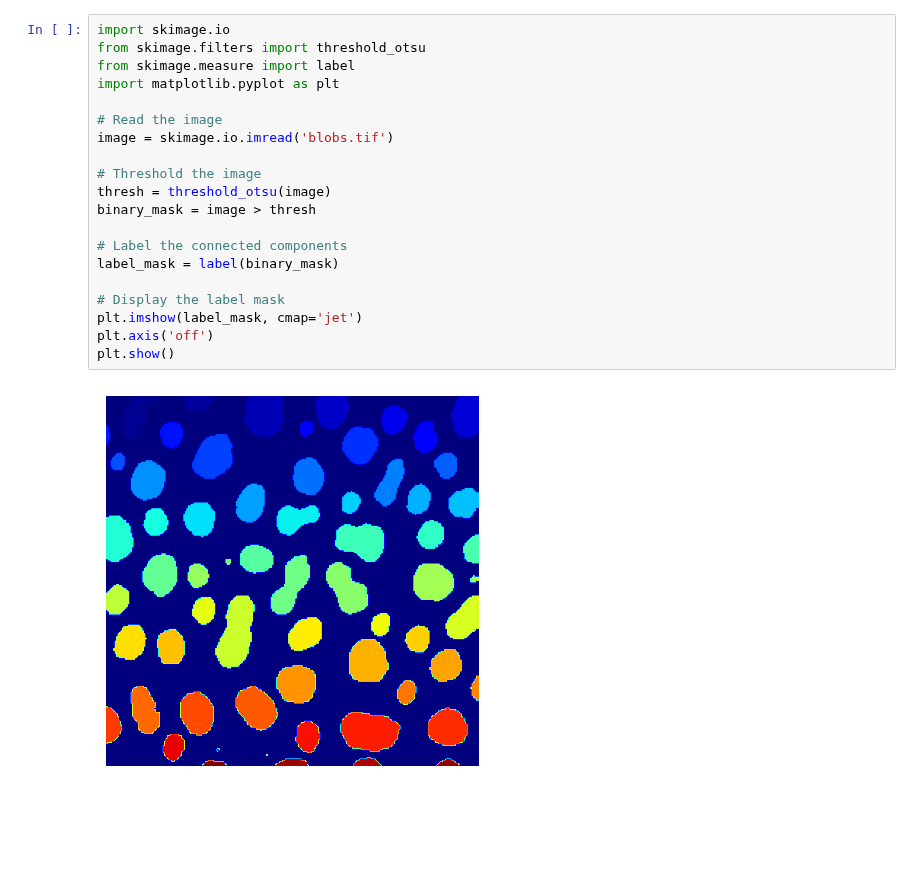
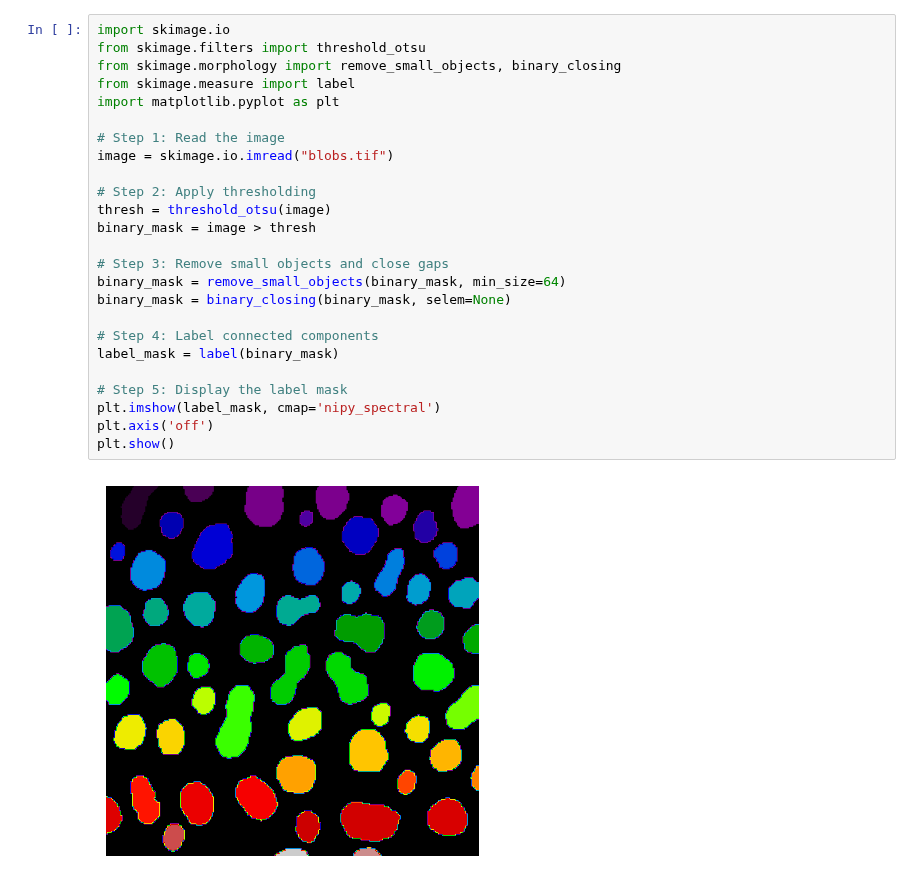
Before and after one commit to haesleinhuepf/bia-bob, a Jupyter notebook: demo/segment_blobs.ipynb, the cells around one changed output. Saved outputs shown, nothing was run; the diff lists cells and outputs as text; blank space fills up the shorter version.

```diff
--- a/demo/segment_blobs.ipynb
+++ b/demo/segment_blobs.ipynb
@@ -17,24 +17,29 @@ The code will perform the following steps:
 
 Here is the code:
-# %%
-import skimage.io
-from skimage.filters import threshold_otsu
-from skimage.measure import label
-import matplotlib.pyplot as plt
-
-# Read the image
-image = skimage.io.imread('blobs.tif')
-
-# Threshold the image
-thresh = threshold_otsu(image)
-binary_mask = image > thresh
-
-# Label the connected components
-label_mask = label(binary_mask)
-
-# Display the label mask
-plt.imshow(label_mask, cmap='jet')
-plt.axis('off')
-plt.show()
-# %% [output]
-[figure, removed]
+# %%
+import skimage.io
+from skimage.filters import threshold_otsu
+from skimage.morphology import remove_small_objects, binary_closing
+from skimage.measure import label
+import matplotlib.pyplot as plt
+
+# Step 1: Read the image
+image = skimage.io.imread("blobs.tif")
+
+# Step 2: Apply thresholding
+thresh = threshold_otsu(image)
+binary_mask = image > thresh
+
+# Step 3: Remove small objects and close gaps
+binary_mask = remove_small_objects(binary_mask, min_size=64)
+binary_mask = binary_closing(binary_mask, selem=None)
+
+# Step 4: Label connected components
+label_mask = label(binary_mask)
+
+# Step 5: Display the label mask
+plt.imshow(label_mask, cmap='nipy_spectral')
+plt.axis('off')
+plt.show()
+# %% [output]
+[figure, added]
```
Also changed, not shown: parts of 2 cells of this notebook, 1 other file.
